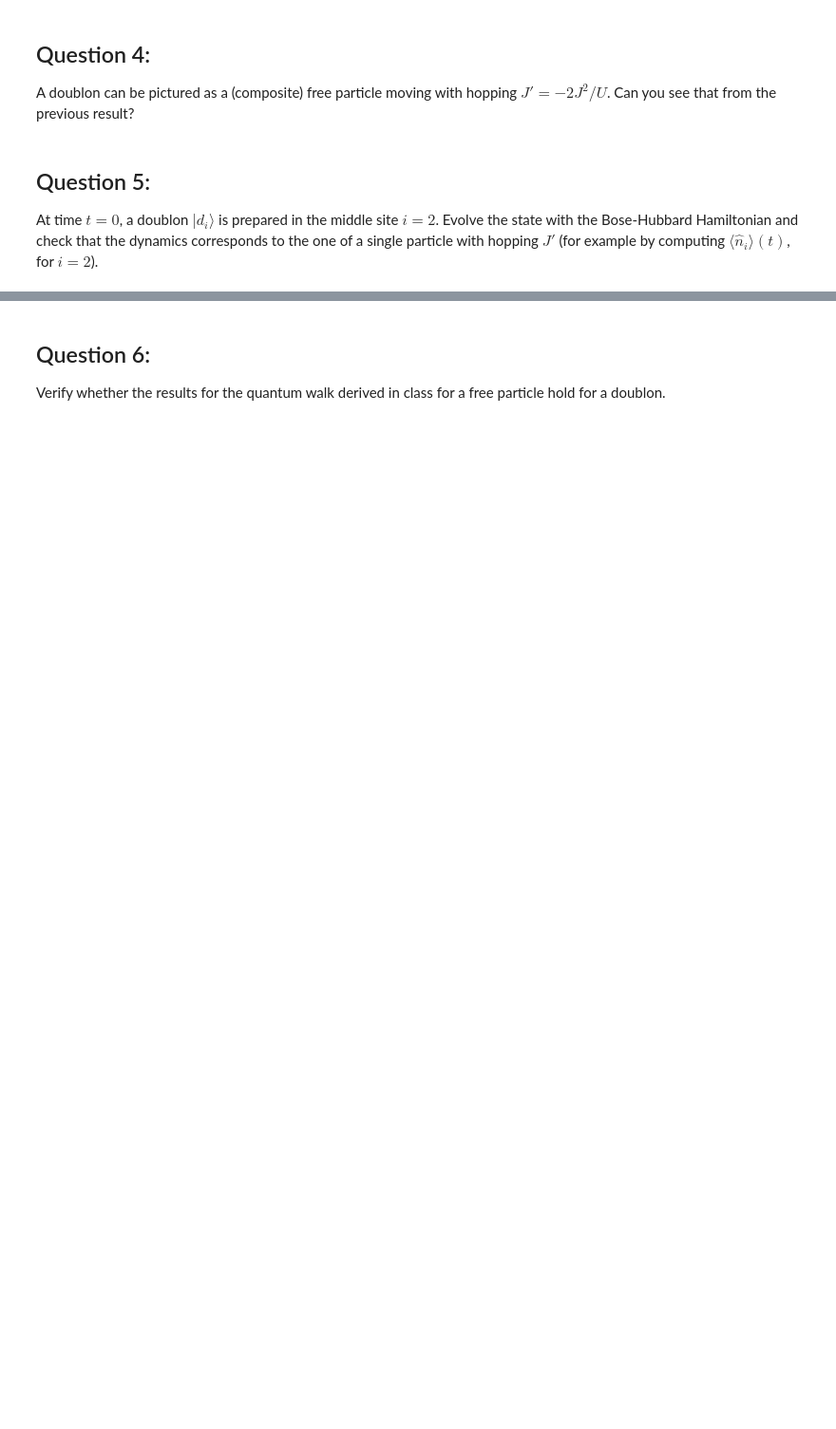
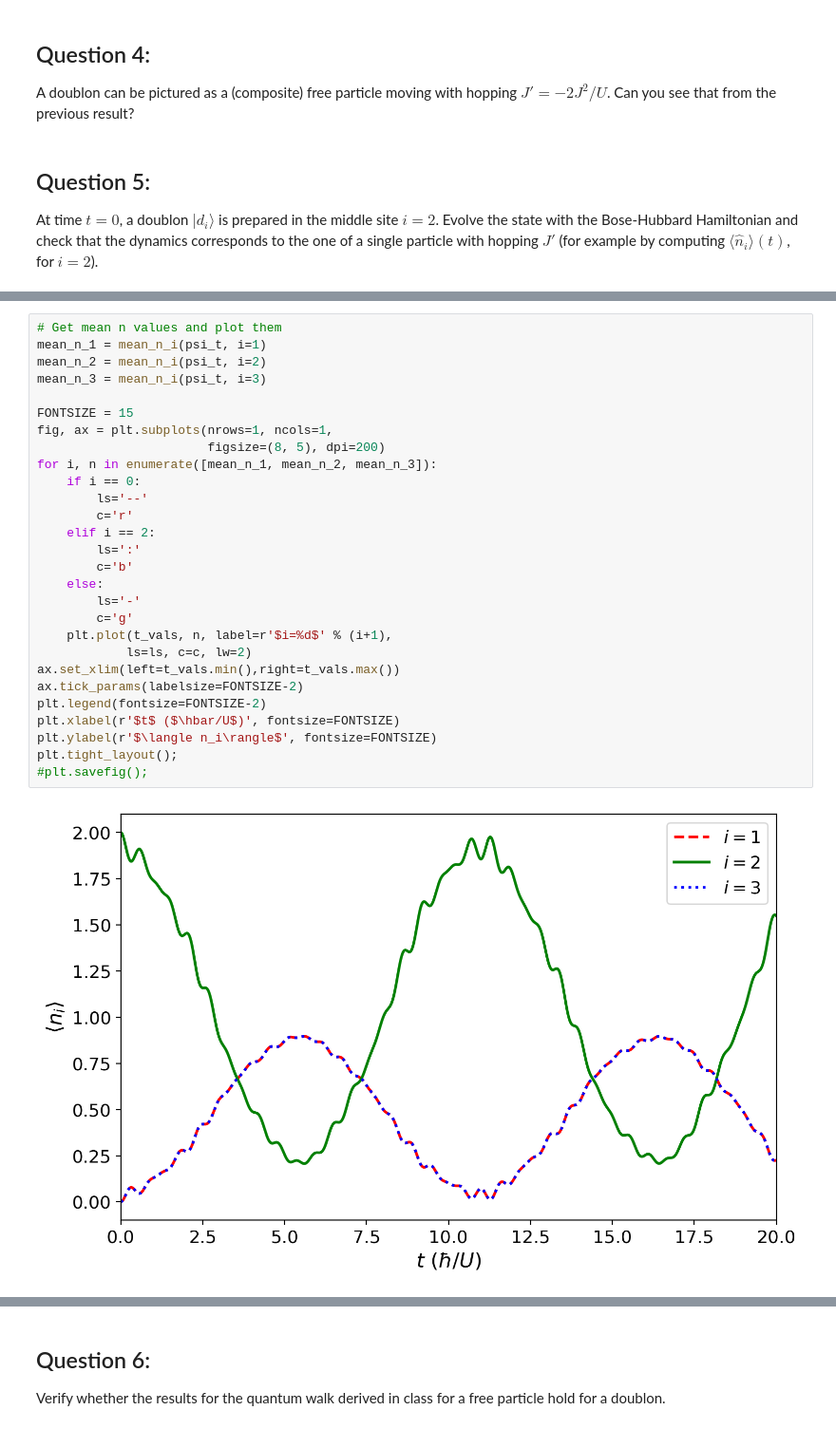
Before and after one commit to FrancoAquistapace/Two_particle_dynamics, a Jupyter notebook: project_notebook.ipynb, the cells around one changed output, grey strips where cells are left out. Shown: that part at 95% size. Drawn from its saved outputs; the diff is of its cells as text; blank space fills up the shorter version.

```diff
--- a/project_notebook.ipynb
+++ b/project_notebook.ipynb
@@ -582,0 +733,30 @@ At time $t=0$, a doublon $|d_i\rangle$ is prepared in the middle site $i=2$. Evo
+# %%
+# Get mean n values and plot them
+mean_n_1 = mean_n_i(psi_t, i=1)
+mean_n_2 = mean_n_i(psi_t, i=2)
+mean_n_3 = mean_n_i(psi_t, i=3)
+
+FONTSIZE = 15
+fig, ax = plt.subplots(nrows=1, ncols=1,
+                       figsize=(8, 5), dpi=200)
+for i, n in enumerate([mean_n_1, mean_n_2, mean_n_3]):
+    if i == 0:
+        ls='--'
+        c='r'
+    elif i == 2:
+        ls=':'
+        c='b'
+    else:
+        ls='-'
+        c='g'
+    plt.plot(t_vals, n, label=r'$i=%d$' % (i+1),
+            ls=ls, c=c, lw=2)
+ax.set_xlim(left=t_vals.min(),right=t_vals.max())
+ax.tick_params(labelsize=FONTSIZE-2)
+plt.legend(fontsize=FONTSIZE-2)
+plt.xlabel(r'$t$ ($\hbar/U$)', fontsize=FONTSIZE)
+plt.ylabel(r'$\langle n_i\rangle$', fontsize=FONTSIZE)
+plt.tight_layout();
+#plt.savefig();
+# %% [output]
+[figure, added]
```
Also changed, not shown: parts of 9 cells of this notebook, 1 other file.
